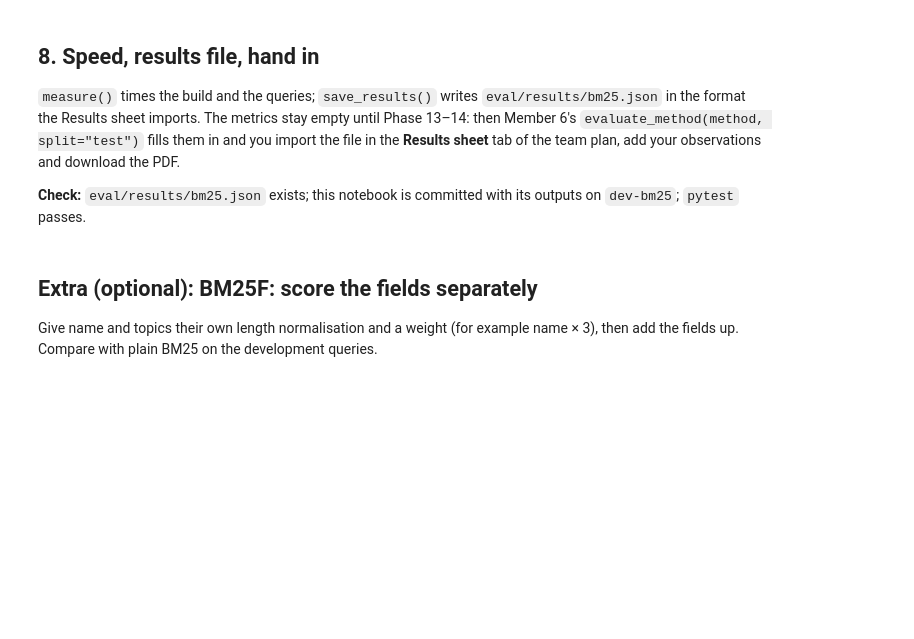
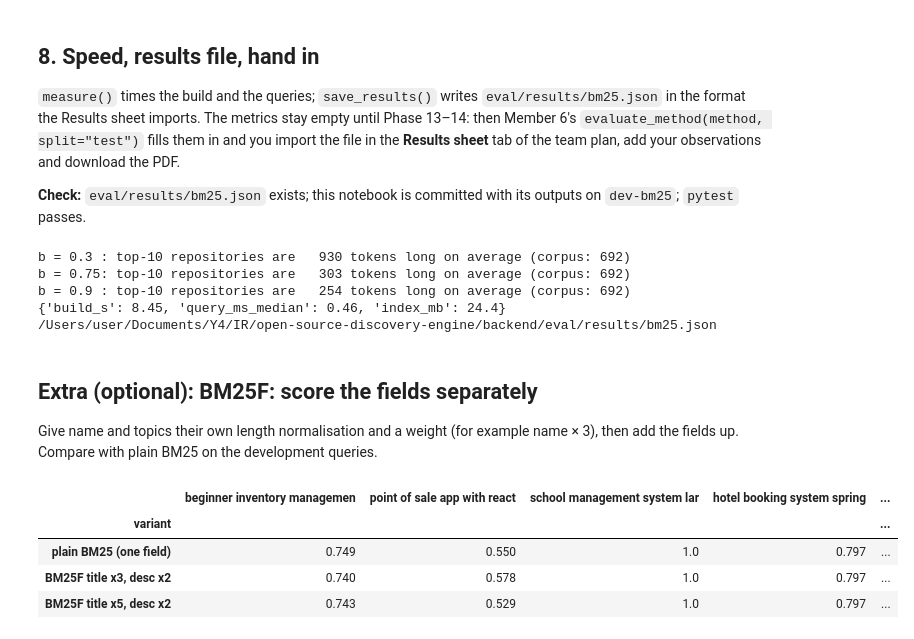
Before and after one commit to RaksaOC/Open-Source-Project-Discovery, a Jupyter notebook: backend/notebooks/09-bm25.ipynb, the cells around one changed output. Drawn from its saved outputs; the diff is of its cells as text; code cells hidden in the pictures; blank space fills up the shorter version.

```diff
--- a/backend/notebooks/09-bm25.ipynb
+++ b/backend/notebooks/09-bm25.ipynb
@@ -168,13 +387,76 @@ Until Phase 13 gives the development labels, compare settings by reading the top
 
 **Check:** `eval/results/bm25.json` exists; this notebook is committed with its outputs on `dev-bm25`; `pytest` passes.
 # %%
-speed = measure(lambda: BM25Ranker().fit(corpus), DEV)
+# what b does: the average length (tokens) of the top 10, low b vs high b
+for b in [0.3, 0.75, 0.9]:
+    m = method.with_params(b=b)
+    lens = [np.mean([dl[ids.index(h["doc_id"])] for h in m.search(q)]) for q in DEV]
+    print(f"b = {b:<4}: top-10 repositories are {np.mean(lens):5.0f} tokens long on average (corpus: {avgdl:.0f})")
+
+speed = measure(lambda: BM25Ranker().fit(corpus), DEV)     # build includes tokenizing the corpus
 print(speed)
-save_results(method, speed)
+print(save_results(method, speed))
+# %% [output]
+b = 0.3 : top-10 repositories are   930 tokens long on average (corpus: 692)
+b = 0.75: top-10 repositories are   303 tokens long on average (corpus: 692)
+b = 0.9 : top-10 repositories are   254 tokens long on average (corpus: 692)
+{'build_s': 8.45, 'query_ms_median': 0.46, 'index_mb': 24.4}
+/Users/user/Documents/Y4/IR/open-source-discovery-engine/backend/eval/results/bm25.json
 # %% [markdown]
 ## Extra (optional): BM25F: score the fields separately
 
 Give name and topics their own length normalisation and a weight (for example name × 3), then add the fields up. Compare with plain BM25 on the development queries.
+# %%
+# BM25F: each field gets its own length normalisation and a weight, then the weighted tf is saturated once.
+# Fields: title = name + topics, description, README. Weights tried: title x3, description x2, README x1.
+from scipy import sparse
+
+name_topics = (corpus["name"].str.replace(r"[-_]", " ", regex=True) + " "
+               + corpus["topics"].map(lambda t: " ".join(x.replace("-", " ") for x in t)))
+desc = corpus["description"].where(corpus["description"] != "not specified", "")
+fields = {"title": [tokenize(x) for x in name_topics], "desc": [tokenize(x) for x in desc],
+          "readme": [tokenize(x) for x in corpus["readme"]]}
+vocab = method.vocab
+
+def tf_matrix(toks):
+    r, c, v = [], [], []
+    for i, d in enumerate(toks):
+        for w, f in Counter(d).items():
+            if w in vocab:
+                r.append(i); c.append(vocab[w]); v.append(f)
+    return sparse.csc_matrix((np.array(v, float), (r, c)), shape=(N, len(vocab)))
+
+F = {f: (tf_matrix(t), np.array([len(d) for d in t], float)) for f, t in fields.items()}
+
+def bm25f(query, weights, k=10, k1=1.5, b=0.75):
+    wtf = sparse.csc_matrix((N, len(vocab)))
+    for f, (m, L) in F.items():
+        norm = 1 - b + b * L / max(L.mean(), 1e-9)
+        wtf = wtf + sparse.diags(weights[f] / norm) @ m
+    wtf = wtf.tocsc()
+    s = np.zeros(N)
+    for w in tokenize(query):
+        j = vocab.get(w)
+        if j is None:
+            continue
+        col = wtf[:, j].toarray().ravel()
+        s += method.idf[j] * col * (k1 + 1) / (col + k1)
+    top = np.argsort(-s, kind="stable")[:k]
+    return [ids[i] for i in top if s[i] > 0]
+
+rows = []
+for wname, wts in {"plain BM25 (one field)": None, "BM25F title x3, desc x2": {"title": 3, "desc": 2, "readme": 1},
+                   "BM25F title x5, desc x2": {"title": 5, "desc": 2, "readme": 1}}.items():
+    ranked = {q: ([h["doc_id"] for h in method.search(q)] if wts is None else bm25f(q, wts)) for q in DEV}
+    rows.append({"variant": wname, **{q[:28]: ndcg10(ranked[q], QRELS[q]) for q in DEV},
+                 "mean": np.mean([ndcg10(ranked[q], QRELS[q]) for q in DEV])})
+pd.DataFrame(rows).set_index("variant").round(3)
+# %% [output]
+|  | beginner inventory managemen | point of sale app with react | school management system lar | hotel booking system spring | ... |
+| variant |  |  |  |  | ... |
+| plain BM25 (one field) | 0.749 | 0.550 | 1.0 | 0.797 | ... |
+| BM25F title x3, desc x2 | 0.740 | 0.578 | 1.0 | 0.797 | ... |
+| BM25F title x5, desc x2 | 0.743 | 0.529 | 1.0 | 0.797 | ... |
 # %% [markdown]
 ## What we found
 
```
Also changed, not shown: parts of 10 cells of this notebook, 2 other files.
